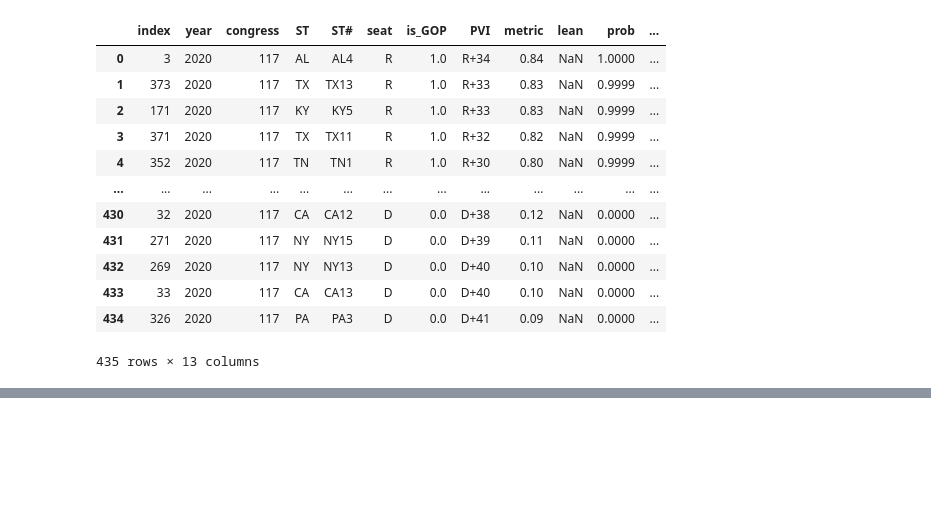
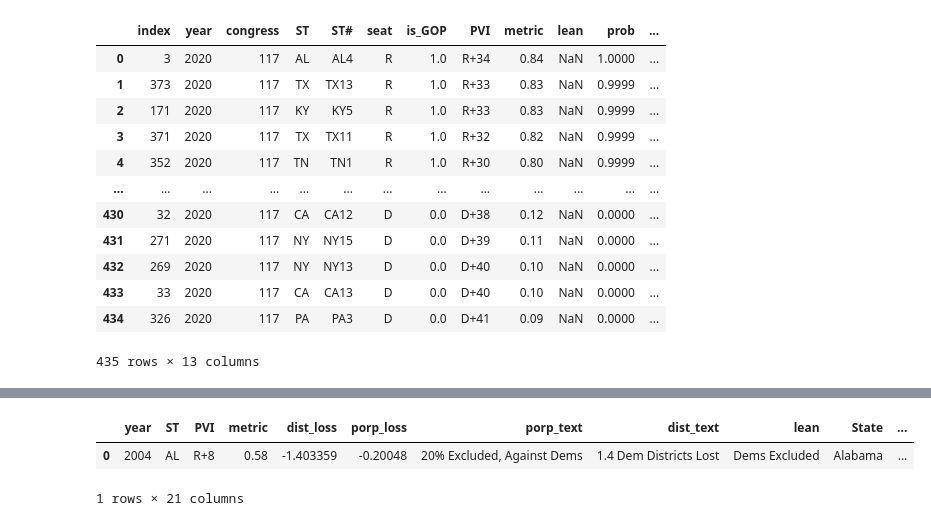
Before and after one commit to xadomatis/redistricting_project, a Jupyter notebook: app_building/app_prework.ipynb, the cells around one changed output, grey strips where cells are left out. Saved outputs shown, nothing was run; the diff lists cells and outputs as text; code cells hidden in the pictures; blank space fills up the shorter version.

```diff
--- a/app_building/app_prework.ipynb
+++ b/app_building/app_prework.ipynb
@@ -270,0 +286,6 @@ alt.Chart(dist).mark_bar().encode(
+# %%
+st.head(1)
+# %% [output]
+|  | year | ST | PVI | metric | dist_loss | porp_loss | porp_text | dist_text | lean | State | ... |
+| 0 | 2004 | AL | R+8 | 0.58 | -1.403359 | -0.20048 | 20% Excluded, Against Dems | 1.4 Dem Districts Lost | Dems Excluded | Alabama | ... |
+1 rows × 21 columns
```
Also changed, not shown: parts of 4 cells of this notebook, 4 other files.
